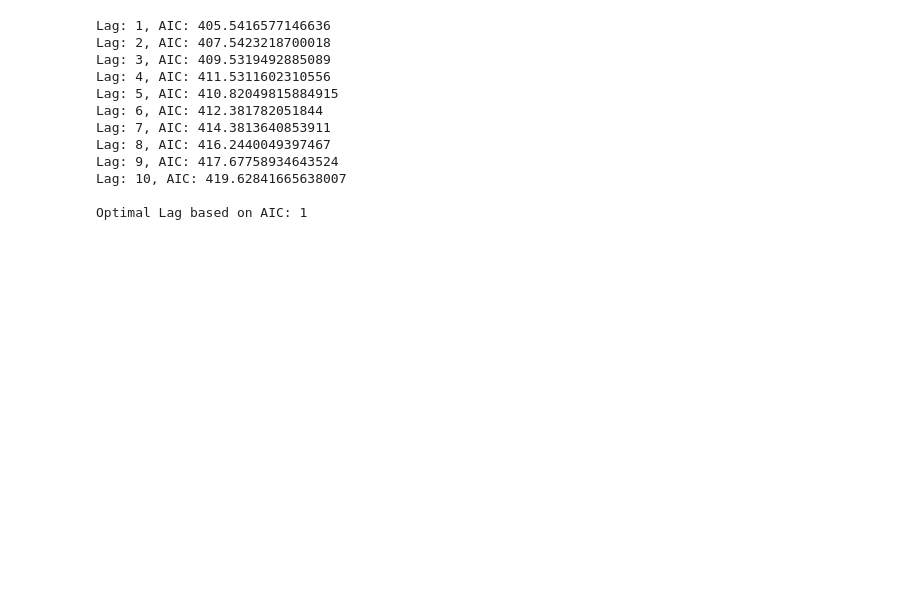
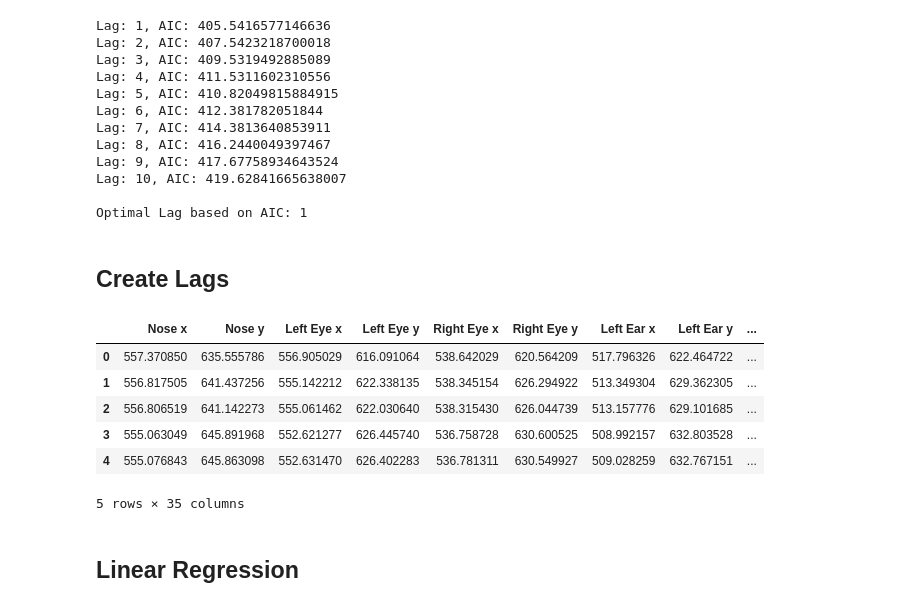
Before and after one commit to trevorZhanTian/Body-Movement-Prediction-with-Time-Series, a Jupyter notebook: main.ipynb, the cells around one changed output. Cells and saved outputs as stored; diff of their text form; code cells hidden in the pictures; blank space fills up the shorter version.

Commit message:
tried linear regression

```diff
--- a/main.ipynb
+++ b/main.ipynb
@@ -169,3 +158,18 @@ Lag: 9, AIC: 417.67758934643524
 Lag: 10, AIC: 419.62841665638007
 
 Optimal Lag based on AIC: 1
+# %% [markdown]
+## Create Lags
+# %%
+df['Right Knee y Lag'] = df['Right Knee y'].shift(1)
+df.head()
+# %% [output]
+|  | Nose x | Nose y | Left Eye x | Left Eye y | Right Eye x | Right Eye y | Left Ear x | Left Ear y | ... |
+| 0 | 557.370850 | 635.555786 | 556.905029 | 616.091064 | 538.642029 | 620.564209 | 517.796326 | 622.464722 | ... |
+| 1 | 556.817505 | 641.437256 | 555.142212 | 622.338135 | 538.345154 | 626.294922 | 513.349304 | 629.362305 | ... |
+| 2 | 556.806519 | 641.142273 | 555.061462 | 622.030640 | 538.315430 | 626.044739 | 513.157776 | 629.101685 | ... |
+| 3 | 555.063049 | 645.891968 | 552.621277 | 626.445740 | 536.758728 | 630.600525 | 508.992157 | 632.803528 | ... |
+| 4 | 555.076843 | 645.863098 | 552.631470 | 626.402283 | 536.781311 | 630.549927 | 509.028259 | 632.767151 | ... |
+5 rows × 35 columns
+# %% [markdown]
+## Linear Regression
```
Also changed, not shown: parts of 5 cells of this notebook.
